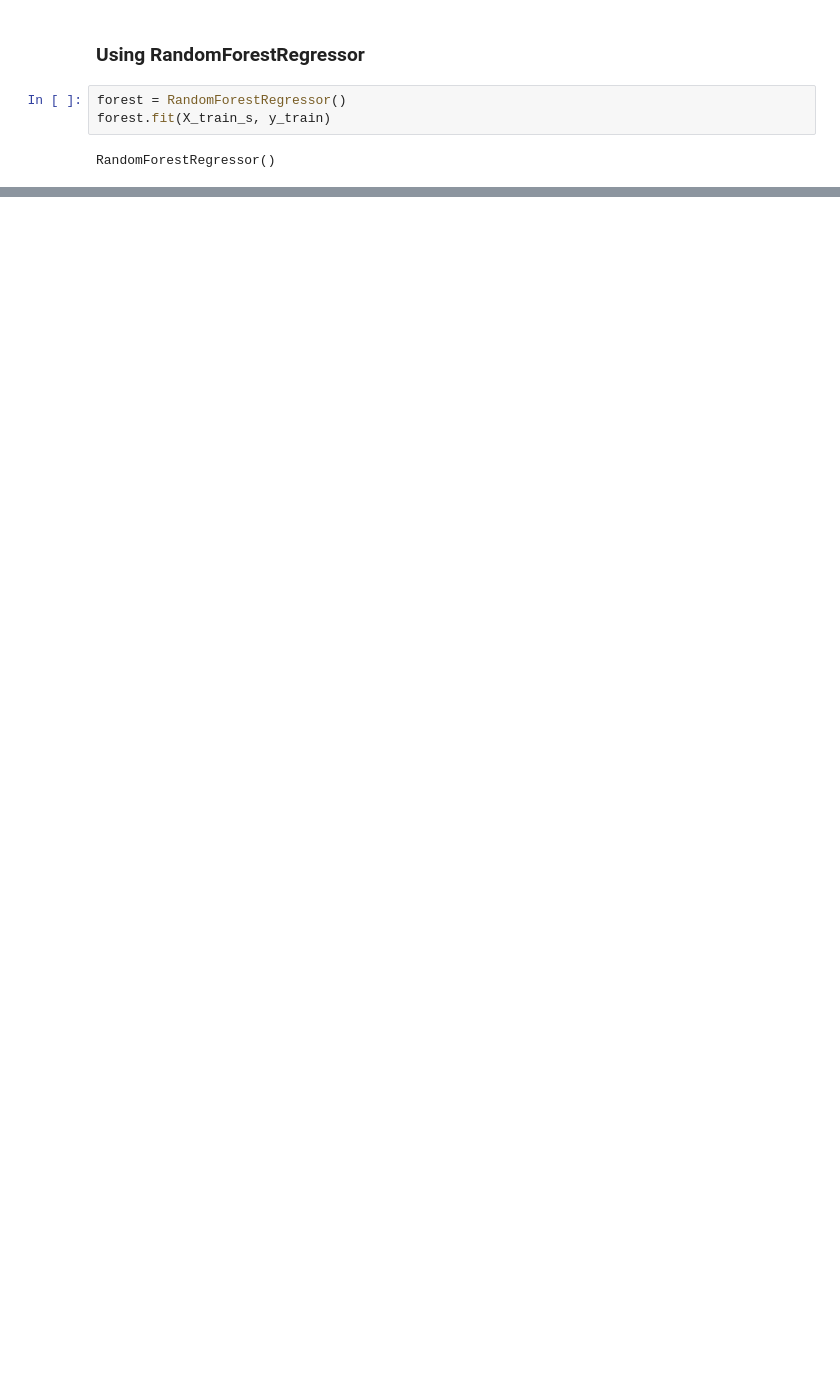
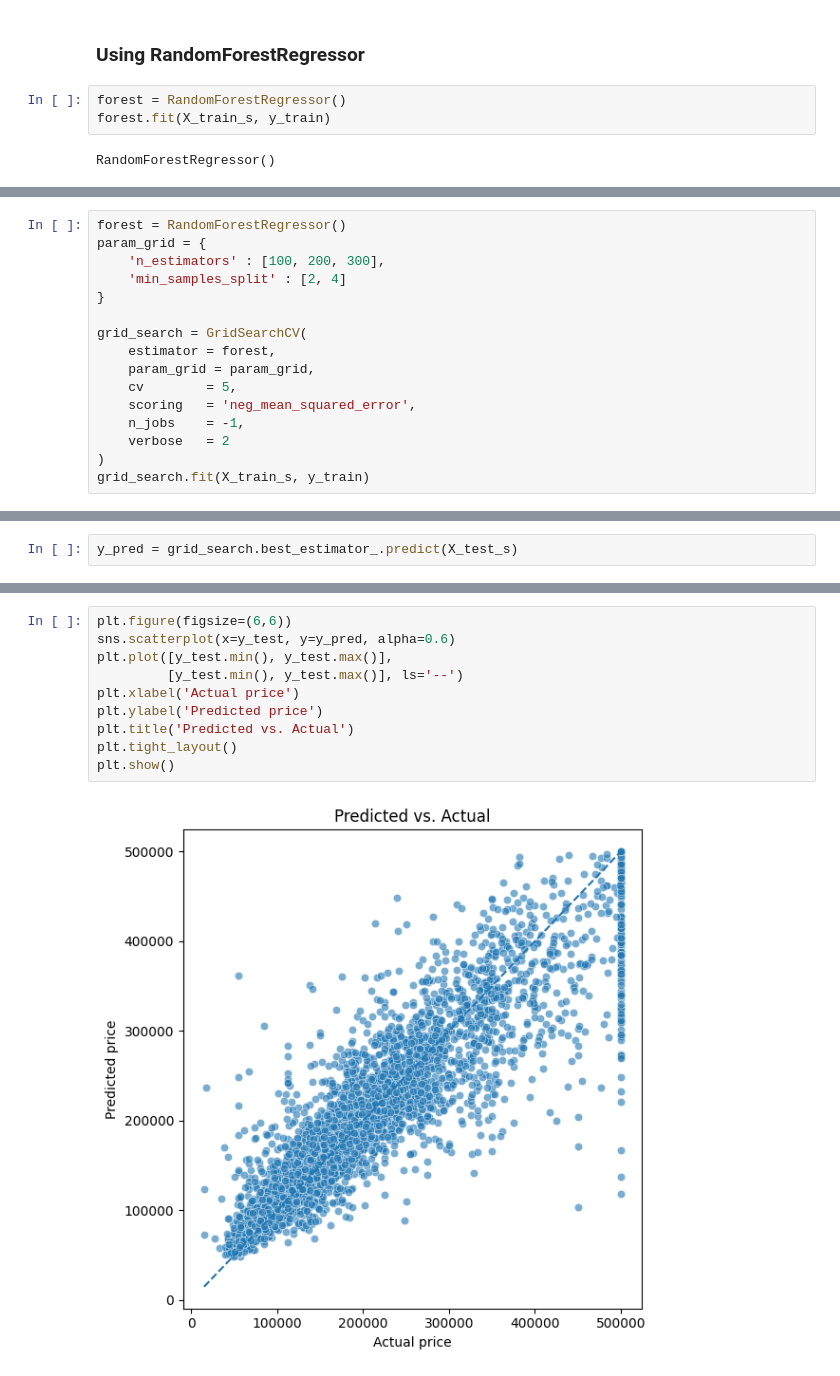
Before and after one commit to gregloos/Housing-Price-Predictor, a Jupyter notebook: main.ipynb, the cells around one changed output, grey strips where cells are left out. Saved outputs shown, nothing was run; the diff lists cells and outputs as text; blank space fills up the shorter version.

```diff
--- a/main.ipynb
+++ b/main.ipynb
@@ -182,0 +184,16 @@ forest.score(X_test_s, y_test)
+# %%
+forest = RandomForestRegressor()
+param_grid = {
+    'n_estimators' : [100, 200, 300],
+    'min_samples_split' : [2, 4]
+}
+
+grid_search = GridSearchCV(
+    estimator = forest,
+    param_grid = param_grid,
+    cv        = 5,
+    scoring   = 'neg_mean_squared_error',
+    n_jobs    = -1,
+    verbose   = 2
+)
+grid_search.fit(X_train_s, y_train)
@@ -182,0 +214,2 @@ forest.score(X_test_s, y_test)
+# %%
+y_pred = grid_search.best_estimator_.predict(X_test_s)
@@ -182,0 +232,12 @@ forest.score(X_test_s, y_test)
+# %%
+plt.figure(figsize=(6,6))
+sns.scatterplot(x=y_test, y=y_pred, alpha=0.6)
+plt.plot([y_test.min(), y_test.max()],
+         [y_test.min(), y_test.max()], ls='--')
+plt.xlabel('Actual price')
+plt.ylabel('Predicted price')
+plt.title('Predicted vs. Actual')
+plt.tight_layout()
+plt.show()
+# %% [output]
+[figure, added]
```
Also changed, not shown: parts of 16 cells of this notebook.
